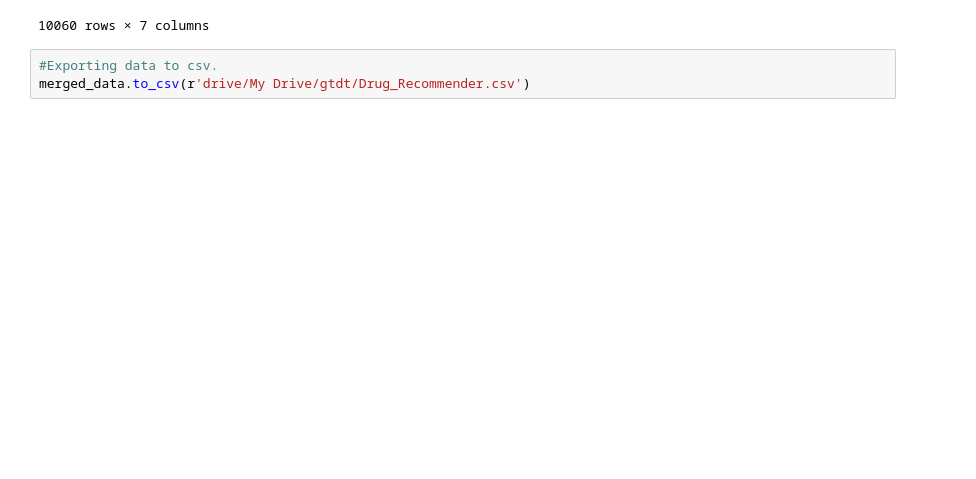
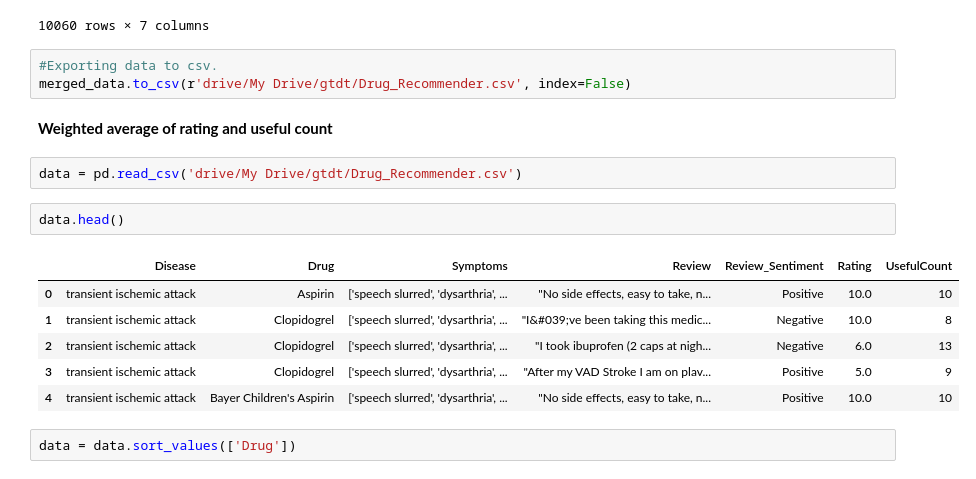
Before and after one commit to khushbooekhande/DrugRecommendationSystem, a Jupyter notebook: Drug_Recommendation_WeightedAvg.ipynb, the cells around one changed output. Cells and saved outputs as stored; diff of their text form; blank space fills up the shorter version.

```diff
--- a/Drug_Recommendation_WeightedAvg.ipynb
+++ b/Drug_Recommendation_WeightedAvg.ipynb
@@ -173,4 +173,19 @@ merged_data
 10060 rows × 7 columns
 # %%
 #Exporting data to csv.
-merged_data.to_csv(r'drive/My Drive/gtdt/Drug_Recommender.csv')
+merged_data.to_csv(r'drive/My Drive/gtdt/Drug_Recommender.csv', index=False)
+# %% [markdown]
+**Weighted average of rating and useful count**
+# %%
+data = pd.read_csv('drive/My Drive/gtdt/Drug_Recommender.csv')
+# %%
+data.head()
+# %% [output]
+|  | Disease | Drug | Symptoms | Review | Review_Sentiment | Rating | UsefulCount |
+| 0 | transient ischemic attack | Aspirin | ['speech slurred', 'dysarthria', ... | "No side effects, easy to take, n... | Positive | 10.0 | 10 |
+| 1 | transient ischemic attack | Clopidogrel | ['speech slurred', 'dysarthria', ... | "I&#039;ve been taking this medic... | Negative | 10.0 | 8 |
+| 2 | transient ischemic attack | Clopidogrel | ['speech slurred', 'dysarthria', ... | "I took ibuprofen (2 caps at nigh... | Negative | 6.0 | 13 |
+| 3 | transient ischemic attack | Clopidogrel | ['speech slurred', 'dysarthria', ... | "After my VAD Stroke I am on plav... | Positive | 5.0 | 9 |
+| 4 | transient ischemic attack | Bayer Children's Aspirin | ['speech slurred', 'dysarthria', ... | "No side effects, easy to take, n... | Positive | 10.0 | 10 |
+# %%
+data = data.sort_values(['Drug'])
```
Also changed, not shown: parts of 16 cells of this notebook.
